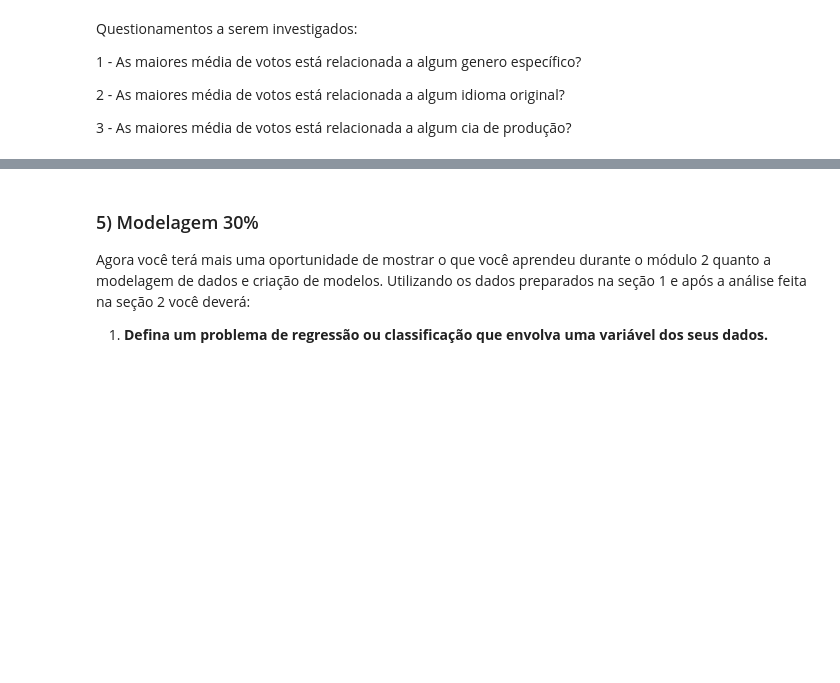
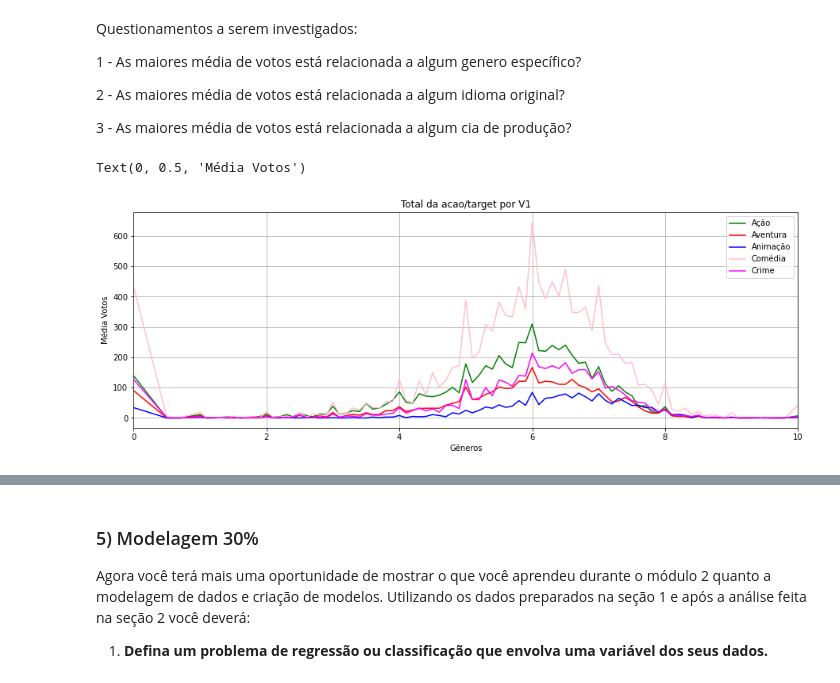
Before and after one commit to hericax/Pos, a Jupyter notebook: projeto_3/aed_projeto_3.ipynb, the cells around one changed output, grey strips where cells are left out. Drawn from its saved outputs; the diff is of its cells as text; code cells hidden in the pictures; blank space fills up the shorter version.

```diff
--- a/projeto_3/aed_projeto_3.ipynb
+++ b/projeto_3/aed_projeto_3.ipynb
@@ -848,7 +1365,7 @@ w.to_csv("filmes_df_limpo.csv",columns=['titulo_original', 'descricao', 'popular
        'novo_cia_producao', 'ano_lancamento'],index=False)
 # %%
 # lendo o arquivo
-df = pd.read_csv(r'C:\Users\Herica\Desktop\Herica\cursoIACD\GitHub\Pos\projeto_3\filmes_df_limpo.csv')
+df_final = pd.read_csv(r'C:\Users\Herica\Desktop\Herica\cursoIACD\GitHub\Pos\projeto_3\filmes_df_limpo.csv')
 # %% [markdown]
 ### 4) **(30%)** Análise
 
@@ -871,19 +1388,22 @@ Questionamentos a serem investigados:
 ###### 1 - As maiores média de votos está relacionada a algum genero específico? ######
 # %%
 # Como são várias as features de gênero, as divide
-x = df.groupby(['media_votos']).sum()
+x = df_final.groupby(['media_votos']).sum()
 
 x['acao'].plot(kind = 'line',color='green', title='Total da acao/target por V1',grid=True, stacked=True,label='Ação')
 x['aventura'].plot(kind = 'line',color='red', title='Total da acao/target por V1',grid=True, stacked=True,label='Aventura')
 x['animacao'].plot(kind = 'line',color='blue', title='Total da acao/target por V1',grid=True, stacked=True,label='Animação')
 x['comedia'].plot(kind = 'line',color='pink', title='Total da acao/target por V1',grid=True, stacked=True,label='Comédia')
 x['crime'].plot(kind = 'line',color='magenta', title='Total da acao/target por V1',grid=True, stacked=True,label='Crime')
 
 plt.legend()
 plt.xlabel("Gêneros")
 plt.ylabel("Média Votos")
 
 
 # Neste gráfico, percebemos que a comédia é o gênero com maior média de votos, seguido da ação
+# %% [output]
+Text(0, 0.5, 'Média Votos')
+[figure, added]
 # %%
 # Como são várias as features de gênero, as divide
```
Also changed, not shown: parts of 78 cells of this notebook.
